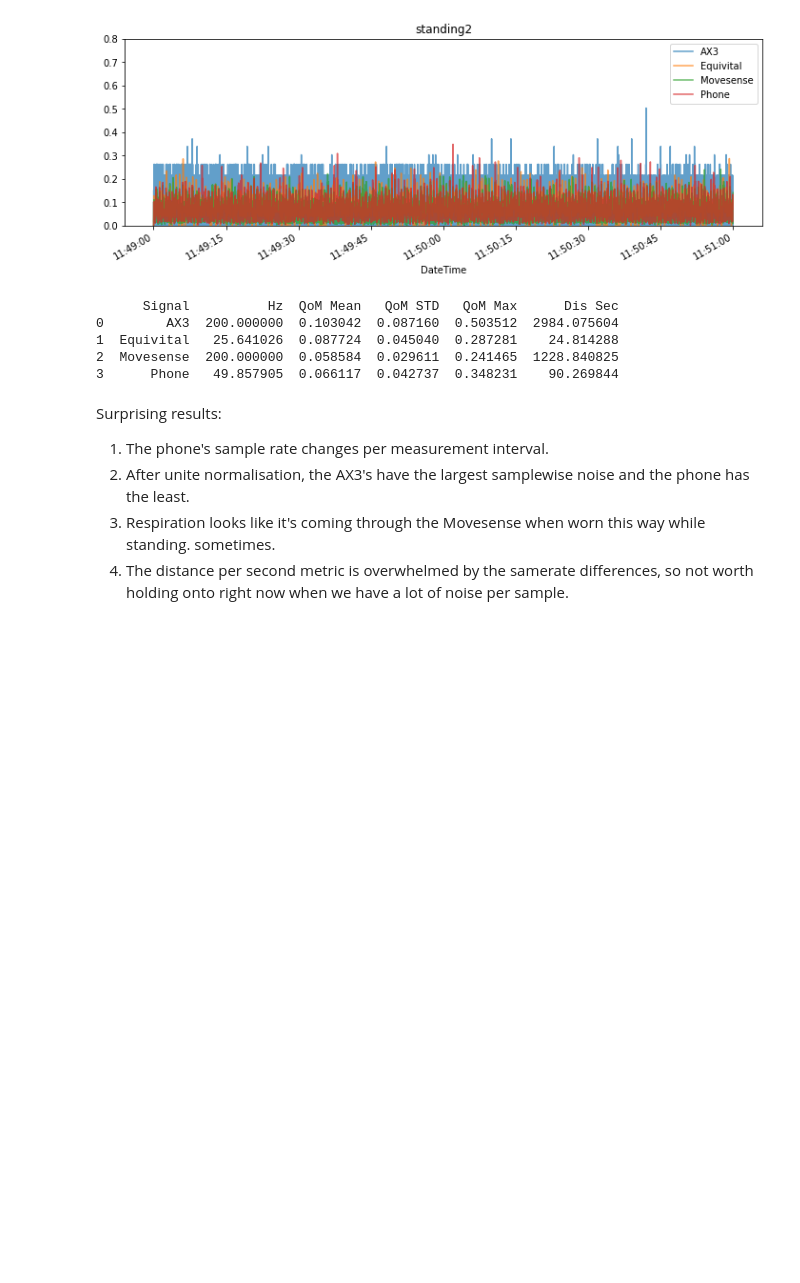
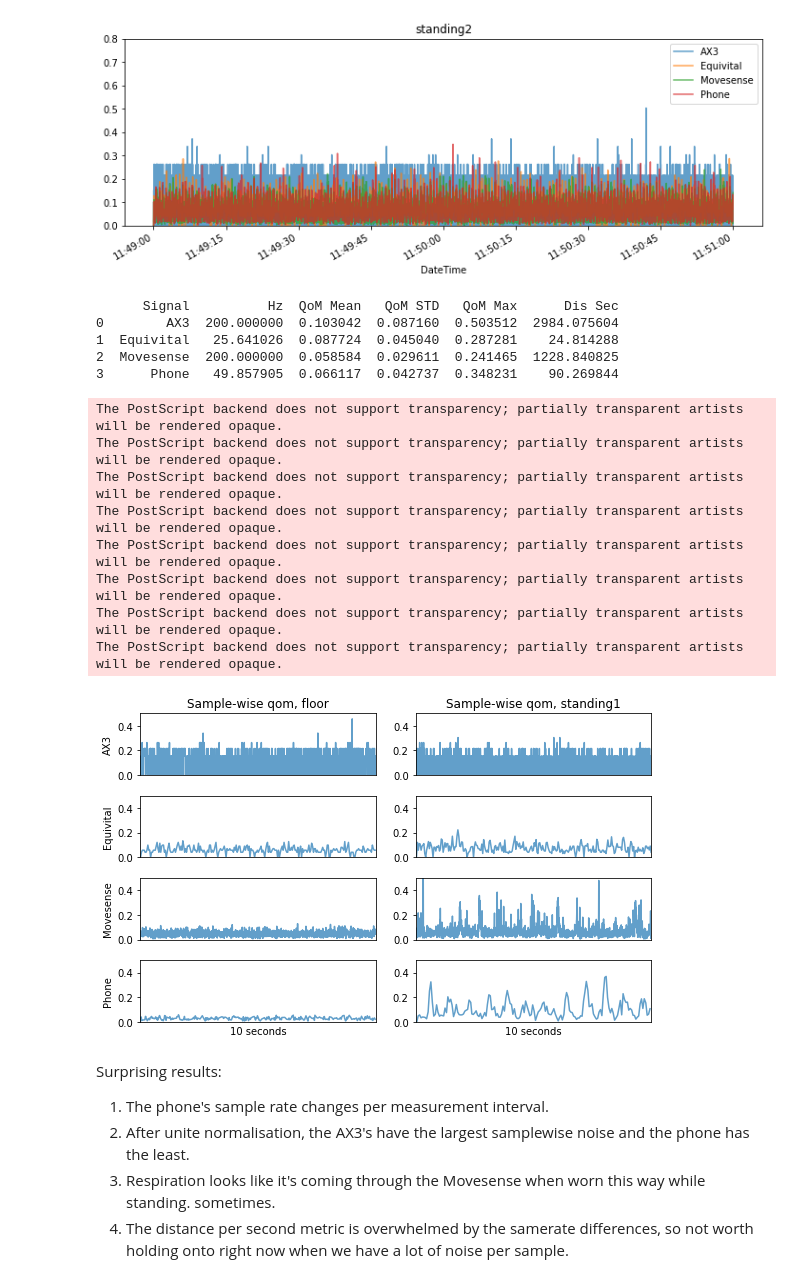
Before and after one commit to finn42/StillStanding_Sensors, a Jupyter notebook: Compare_Measures.ipynb, the cells around one changed output. Cells and saved outputs as stored; diff of their text form; code cells hidden in the pictures; blank space fills up the shorter version.

Commit message:
Last updated plots

```diff
--- a/Compare_Measures.ipynb
+++ b/Compare_Measures.ipynb
@@ -459,6 +459,77 @@ The PostScript backend does not support transparency; partially transparent arti
 1  Equivital   25.641026  0.087724  0.045040  0.287281    24.814288
 2  Movesense  200.000000  0.058584  0.029611  0.241465  1228.840825
 3      Phone   49.857905  0.066117  0.042737  0.348231    90.269844
+# %%
+Time_segments={'floor':['2023-02-03 12:01:00.000000+00:00', '2023-02-03 12:01:10.000000+00:00'],
+    'table':['2023-02-03 12:04:00.000000+00:00', '2023-02-03 12:04:10.000000+00:00'],
+    'standing1':['2023-01-31 15:00:00.000000+00:00','2023-01-31 15:00:10.000000+00:00'],
+    'standing2':['2023-02-03 11:49:00.000000+00:00', '2023-02-03 11:49:10.000000+00:00']}
+# %%
+fig, axs = plt.subplots(ncols=2, nrows=4,figsize = [8,5])
+
+sensorList = ['AX3','Equivital', 'Movesense', 'Phone']
+conList = ['floor','standing1']
+for j in range(len(conList)):
+    condition = conList[j]
+    time_int=Time_segments[condition]
+    s_time = pd.to_datetime(time_int[0])
+    e_time = pd.to_datetime(time_int[1])
+    seg_sens = {}
+    for i,row in df_files.iterrows():
+        if row['UTCstartTime']<s_time and row['UTCendTime']>e_time:
+            start_time = row['StartTime'].tz_convert("UTC")
+            df = pd.read_csv(row['FullLoc'],index_col=0)
+            df['DateTime'] = start_time + pd.to_timedelta(df['Time'],unit ='s')
+            df['Timestep'] = df['Time'].diff()
+            df.set_index(df['DateTime'],inplace=True,drop=True)
+            cols = df.columns
+
+            X = df.loc[df.index>s_time,:].copy()
+            X = X.loc[X.index<e_time,:].copy()
+            Y = grav* X.loc[:,['X', 'Y', 'Z']].copy()/correction_factor[row['Sensor']]
+            Y['Disp'] = np.sqrt(np.square(Y.diff()).sum(axis=1))
+            Y['Time'] = X['Time']
+            Y['Timestep'] = X['Timestep']
+            Y['jerk'] = Y['Disp']/Y['Timestep']
+            seg_sens[row['Sensor']] = Y.copy()
+
+    for i  in range(len(sensorList)):
+        sensor = sensorList[i]
+        clip = seg_sens[sensor]
+        #qom = np.sqrt(np.square(clip - clip.mean()).sum(axis=1))
+        qom = np.sqrt(np.square(clip.loc[:,['X', 'Y', 'Z']].diff()).sum(axis=1))#/clip['Timestep']
+        qom.plot(ax = axs[i,j],alpha = 0.7,label=sensor)
+
+        axs[i,j].set_ylim([0,0.5])
+        axs[i,j].set_xticks([])
+        axs[i,j].set_xlim([s_time,e_time])
+#         axs[i,j].set_yticks([0,0.1,0.2,0.3])
+        axs[i,j].set_ylabel(sensor)
+        if i == 0:
+            axs[i,j].set_title('Sample-wise qom, ' + condition)
+        if j == 0:
+            axs[i,j].set_ylabel(sensor)
+        else:
+            axs[i,j].set_ylabel('')
+#            axs[i,j].set_yticklabels([])
+        if i == 3:
+            axs[i,j].set_xlabel('10 seconds')
+        else:
+            axs[i,j].set_xlabel('')
+
+fig.tight_layout()
+plt.savefig('./plots/conditions2_standardized_qom.eps',format = 'eps',bbox_inches = 'tight',dpi = 300)
+plt.show()
+# %% [output]
+The PostScript backend does not support transparency; partially transparent artists will be rendered opaque.
+The PostScript backend does not support transparency; partially transparent artists will be rendered opaque.
+The PostScript backend does not support transparency; partially transparent artists will be rendered opaque.
+The PostScript backend does not support transparency; partially transparent artists will be rendered opaque.
+The PostScript backend does not support transparency; partially transparent artists will be rendered opaque.
+The PostScript backend does not support transparency; partially transparent artists will be rendered opaque.
+The PostScript backend does not support transparency; partially transparent artists will be rendered opaque.
+The PostScript backend does not support transparency; partially transparent artists will be rendered opaque.
+[figure, added]
 # %% [markdown]
 Surprising results:
 
```
Also changed, not shown: parts of 1 cell of this notebook, 6 other files.
